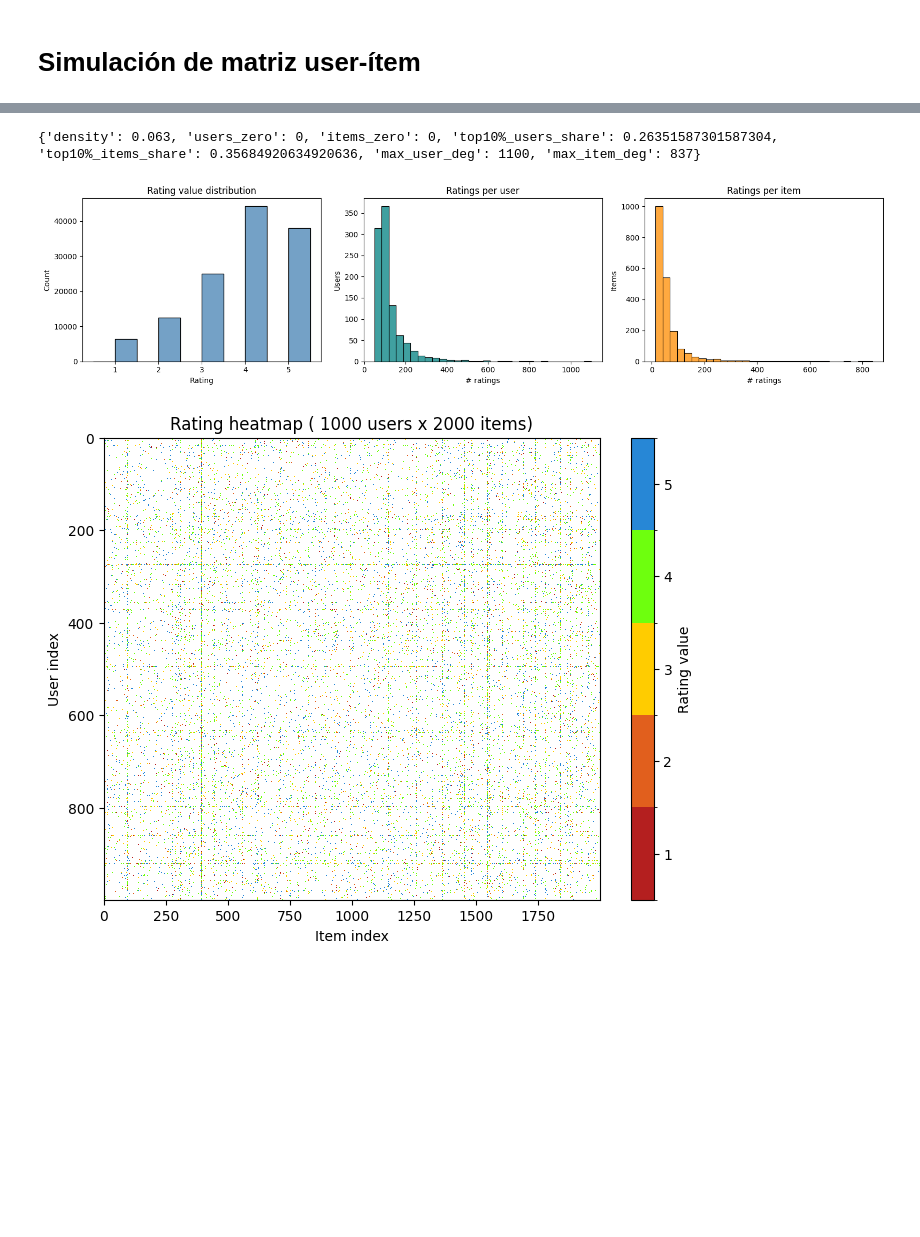
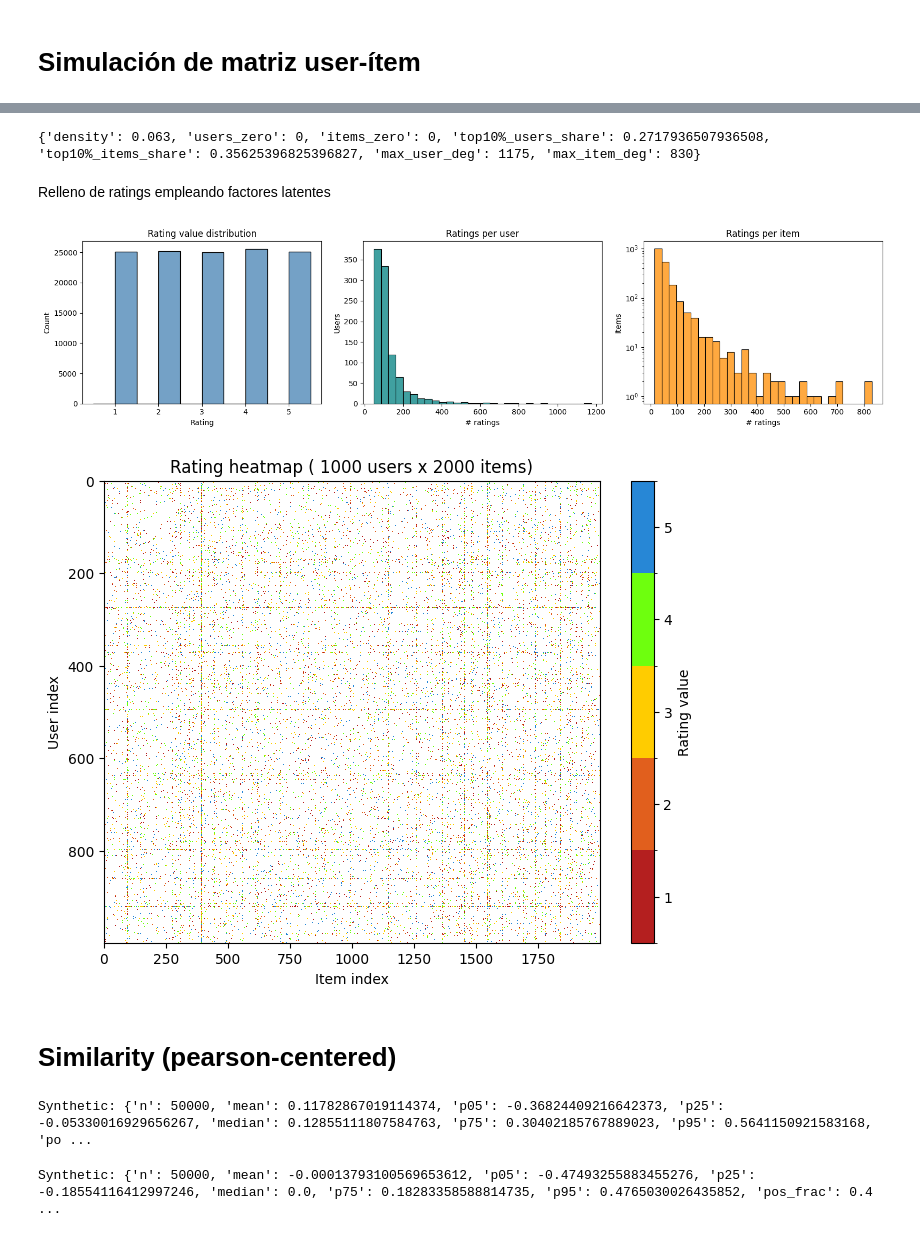
Before and after one commit to IagoArias/Fairness-is-Recommendation-Systems, a Jupyter notebook: notebooks/Simulacion.ipynb, the cells around one changed output, grey strips where cells are left out. Saved outputs shown, nothing was run; the diff lists cells and outputs as text; code cells hidden in the pictures; blank space fills up the shorter version.

```diff
--- a/notebooks/Simulacion.ipynb
+++ b/notebooks/Simulacion.ipynb
@@ -223,8 +225,8 @@ pairs = generate_mask_zipf_global(
     U,
     I,
     density=0.063,
-    alpha_user=0.53,
-    alpha_item=0.7,
+    alpha_user=0.55,
+    alpha_item=.7,
     seed=42, min_user_ratings=20, min_item_ratings=5
 )
 stats = tail_stats(pairs, U, I, top_frac=0.10)
@@ -235,7 +237,8 @@ ratings_matrix = fill_ratings_from_mask(
     I,
     pairs,
     seed=42,
-    rating_probs=[0.05, 0.10, 0.20, 0.35, 0.30],
 )
 # %% [output]
-{'density': 0.063, 'users_zero': 0, 'items_zero': 0, 'top10%_users_share': 0.26351587301587304, 'top10%_items_share': 0.35684920634920636, 'max_user_deg': 1100, 'max_item_deg': 837}
+{'density': 0.063, 'users_zero': 0, 'items_zero': 0, 'top10%_users_share': 0.2717936507936508, 'top10%_items_share': 0.35625396825396827, 'max_user_deg': 1175, 'max_item_deg': 830}
+# %% [markdown]
+Relleno de ratings empleando factores latentes
@@ -266,35 +377,37 @@ sns.histplot(item_counts, bins=30, ax=axes[2], color="darkorange")
 axes[2].set_title("Ratings per item")
 axes[2].set_xlabel("# ratings")
 axes[2].set_ylabel("Items")
-# axes[2].set_yscale("log")
+axes[2].set_yscale("log")
 
 
 plt.tight_layout()
 plt.show()
 
 # Heatmap with exactly 5 colors (one per rating), NaNs in light gray
 plt.figure(figsize=(8, 6))
 subset = ratings_df.iloc[:1000, :2000]
 subset_vals = subset.to_numpy()
 subset_masked = np.ma.masked_invalid(subset_vals)
 
 colors = ["#b41f1f", "#e15f1d", "#ffcc00", "#6eff0e", "#2787d6"]  # 5 distinct colors
 cmap = ListedColormap(colors).with_extremes(bad="white")
 bounds = [0.5, 1.5, 2.5, 3.5, 4.5, 5.5]
 norm = BoundaryNorm(bounds, cmap.N)
 
 im = plt.imshow(
     subset_masked,
     aspect="auto",
     cmap=cmap,
     norm=norm,
     interpolation="nearest",
 )
 plt.title("Rating heatmap ( 1000 users x 2000 items)")
 plt.xlabel("Item index")
 plt.ylabel("User index")
 plt.colorbar(im, label="Rating value", ticks=[1, 2, 3, 4, 5])
 plt.show()
 # %% [output]
-[figure, old version]
+[figure, new version]
-[figure, old version]
+[figure, new version]
+# %% [markdown]
+# Similarity   (pearson-centered)
@@ -300,0 +463,12 @@ plt.show()
+# %%
+s_real = sample_user_user_pearson_centered(R_syn, n_pairs=50000, min_common=5, seed=0)
+
+print("Synthetic:", summarize(s_real))
+# %% [output]
+Synthetic: {'n': 50000, 'mean': 0.11782867019114374, 'p05': -0.36824409216642373, 'p25': -0.05330016929656267, 'median': 0.12855111807584763, 'p75': 0.30402185767889023, 'p95': 0.5641150921583168, 'po ...
+# %%
+s_real = sample_user_user_pearson_centered(ratings_matrix, n_pairs=50000, min_common=5, seed=0)
+
+print("Synthetic:", summarize(s_real))
+# %% [output]
+Synthetic: {'n': 50000, 'mean': -0.00013793100569653612, 'p05': -0.47493255883455276, 'p25': -0.18554116412997246, 'median': 0.0, 'p75': 0.18283358588814735, 'p95': 0.4765030026435852, 'pos_frac': 0.4 ...
```
Also changed, not shown: parts of 4 cells of this notebook, 2 other files.
